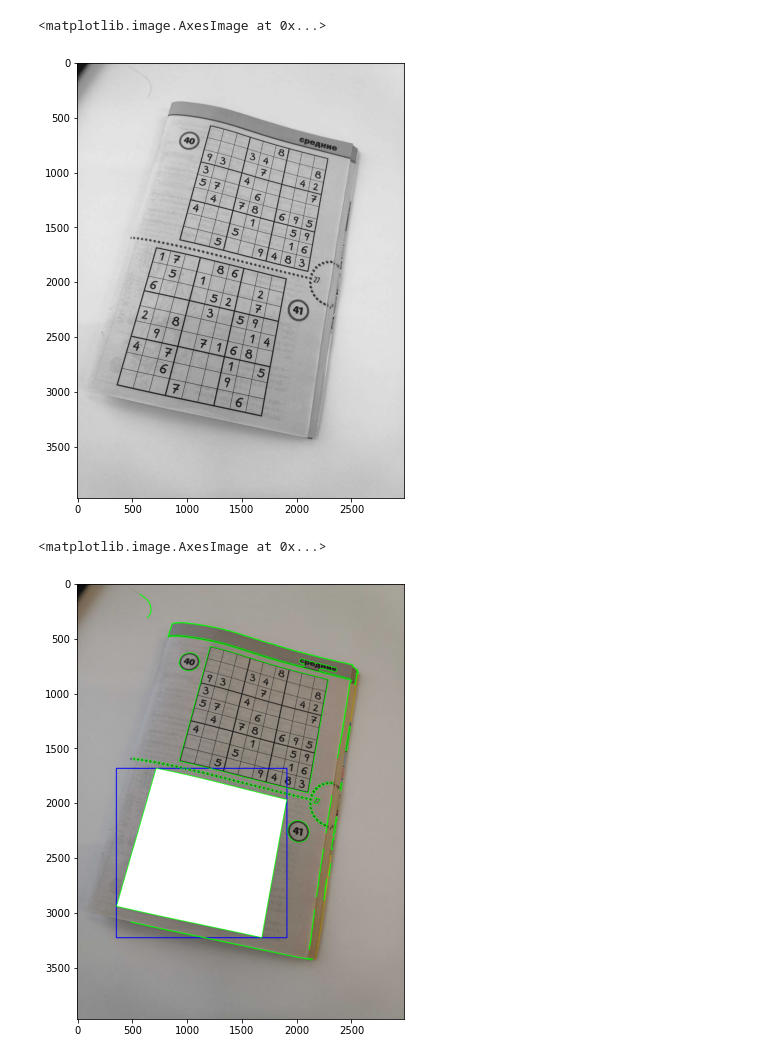
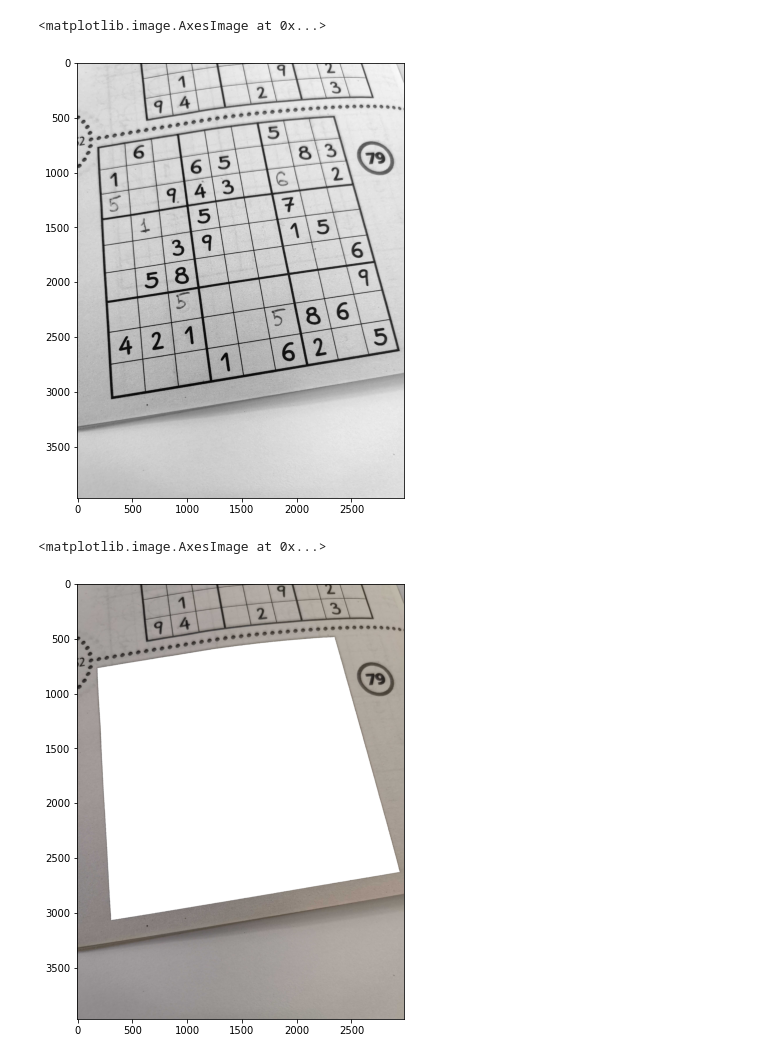
Before and after one commit to bcd8697/intro-to-CV, a Jupyter notebook: homework2/hw2.ipynb, the cells around one changed output. Saved outputs shown, nothing was run; the diff lists cells and outputs as text; code cells hidden in the pictures.

```diff
--- a/homework2/hw2.ipynb
+++ b/homework2/hw2.ipynb
@@ -10,47 +10,55 @@ from skimage.morphology import remove_small_objects
 #import sys
 #import math
 # %%
-img = cv.imread('/content/drive/MyDrive/Intro to CV/HW 2/train_2.jpg')
-img_orig = cv.cvtColor(img, cv.COLOR_BGR2RGB)
-gray = cv.cvtColor(img, cv.COLOR_BGR2GRAY)
+img = cv2.imread('/content/drive/MyDrive/Intro to CV/HW 2/train_4.jpg')
+img_orig = cv2.cvtColor(img, cv2.COLOR_BGR2RGB)
+gray = cv2.cvtColor(img, cv2.COLOR_BGR2GRAY)
 # %%
 plt.figure(figsize=(12,8))
 plt.imshow(gray, cmap="gray")
 # %% [output]
 <matplotlib.image.AxesImage at 0x...>
-[figure, old version]
+[figure, new version]
 # %%
 blur = cv2.medianBlur(gray, 3)
 
 thresh = cv2.adaptiveThreshold(blur, 255, cv2.ADAPTIVE_THRESH_GAUSSIAN_C, cv2.THRESH_BINARY_INV, 11, 3)
 
 thresh = remove_small_holes(thresh, area_threshold= 180, connectivity=2, in_place=False)
 thresh = remove_small_objects(thresh, min_size = 300, connectivity=2, in_place=False)
 thresh = thresh.astype(np.uint8)
 
 kernel = np.ones((15,15))
 thresh = cv2.morphologyEx(thresh, cv2.MORPH_CLOSE, kernel)
 
 cnts = cv2.findContours(thresh, cv2.RETR_EXTERNAL, cv2.CHAIN_APPROX_SIMPLE)
 cnts = cnts[0] if len(cnts) == 2 else cnts[1]
 cnts = sorted(cnts, key=cv2.contourArea, reverse=True)
 
 img_cnt = img_orig.copy()
 
 if len(cnts) != 0:
     #find the biggest area
     c = max(cnts, key = cv2.contourArea)
 
     # filling in the biggest area
     cv2.fillPoly(img_cnt, pts =[c], color=(255,255,255))
 
-    x,y,w,h = cv2.boundingRect(c)
+    # trying to find the 2nd sudoku on the picture
+    cntsSorted = sorted(cnts, key=cv2.contourArea)
+    c_second = cnts[1]
+
+    # checking the size of potential second sudoku on the picture
+    if cv2.contourArea(c_second) >= 0.725 * cv2.contourArea(c):
+      cv2.fillPoly(img_cnt, pts =[c_second], color=(255,255,255))
+
+    #x,y,w,h = cv2.boundingRect(c)
     # draw the book contour (in blue)
-    cv2.rectangle(img_cnt,(x,y),(x+w,y+h),(0,0,255), 7)
+    #cv2.rectangle(img_cnt,(x,y),(x+w,y+h),(0,0,255), 7)
 
-cv2.drawContours(img_cnt, cnts, -1, (0,255,0), 5)
+#cv2.drawContours(img_cnt, cnts, -1, (0,255,0), 5)
 plt.figure(figsize=(12,8))
 plt.imshow(img_cnt)
 # %% [output]
 <matplotlib.image.AxesImage at 0x...>
-[figure, old version]
+[figure, new version]
```
Also changed, not shown: parts of 3 cells of this notebook.
